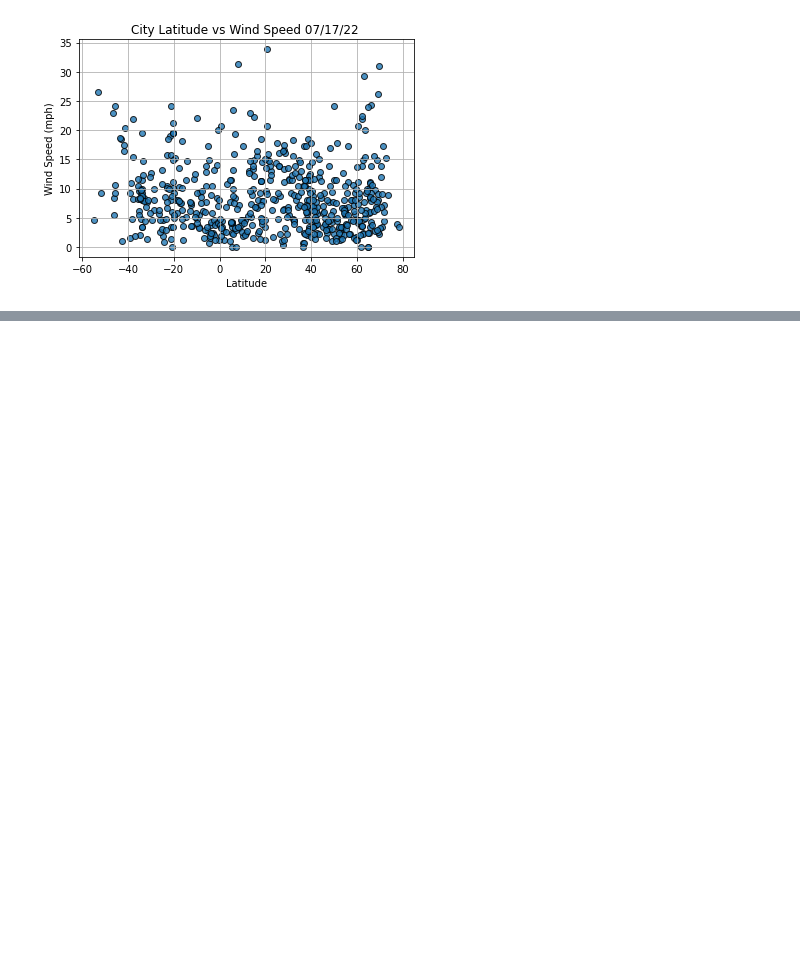
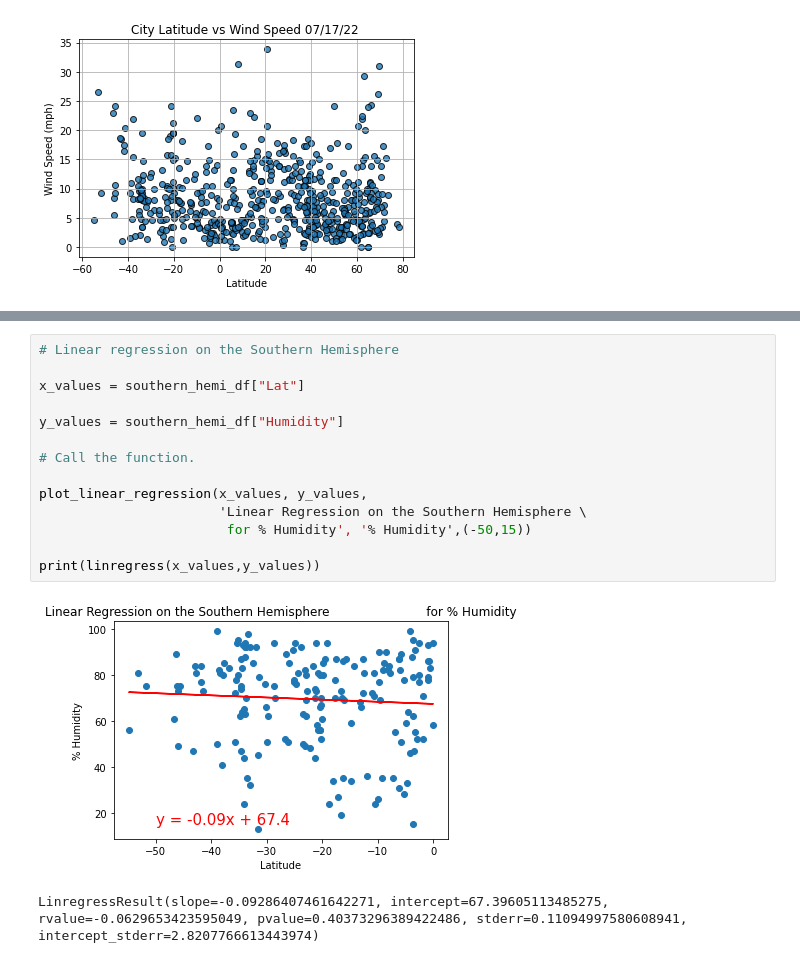
Before and after one commit to Atomickilroy/World_Weather_Analysis, a Jupyter notebook: WeatherPy_Scatter Plots.ipynb, the cells around one changed output, grey strips where cells are left out. Cells and saved outputs as stored; diff of their text form; blank space fills up the shorter version.

```diff
--- a/WeatherPy_Scatter Plots.ipynb
+++ b/WeatherPy_Scatter Plots.ipynb
@@ -208,0 +409,17 @@ plt.show()
+# %%
+# Linear regression on the Southern Hemisphere
+
+x_values = southern_hemi_df["Lat"]
+
+y_values = southern_hemi_df["Humidity"]
+
+# Call the function.
+
+plot_linear_regression(x_values, y_values,
+                       'Linear Regression on the Southern Hemisphere \
+                        for % Humidity', '% Humidity',(-50,15))
+
+print(linregress(x_values,y_values))
+# %% [output]
+[figure, added]
+LinregressResult(slope=-0.09286407461642271, intercept=67.39605113485275, rvalue=-0.0629653423595049, pvalue=0.40373296389422486, stderr=0.11094997580608941, intercept_stderr=2.8207766613443974)
```
Also changed, not shown: parts of 26 cells of this notebook.
